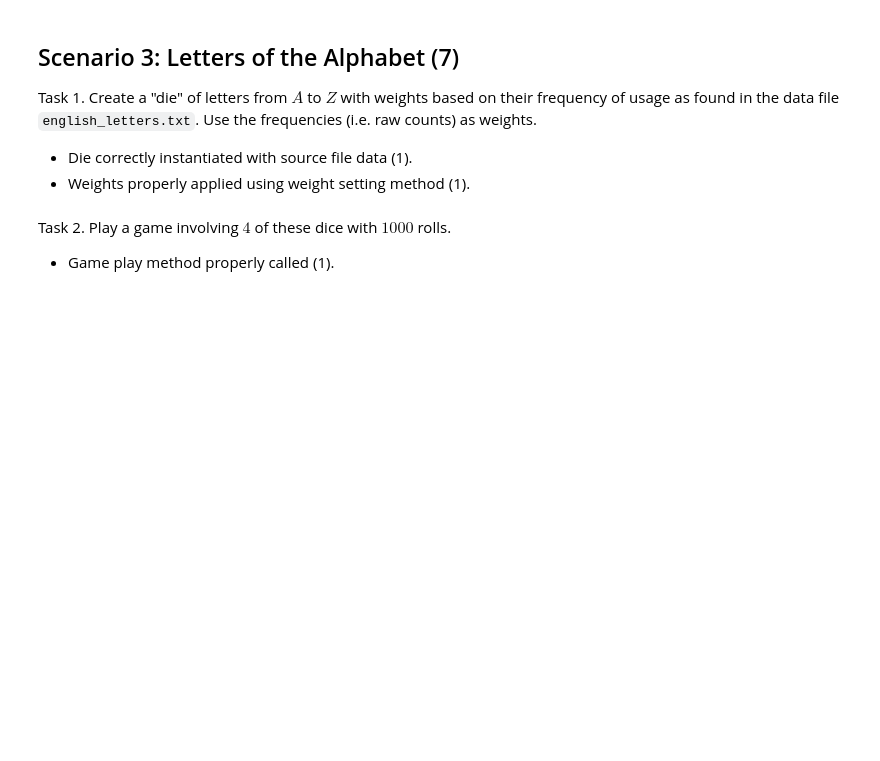
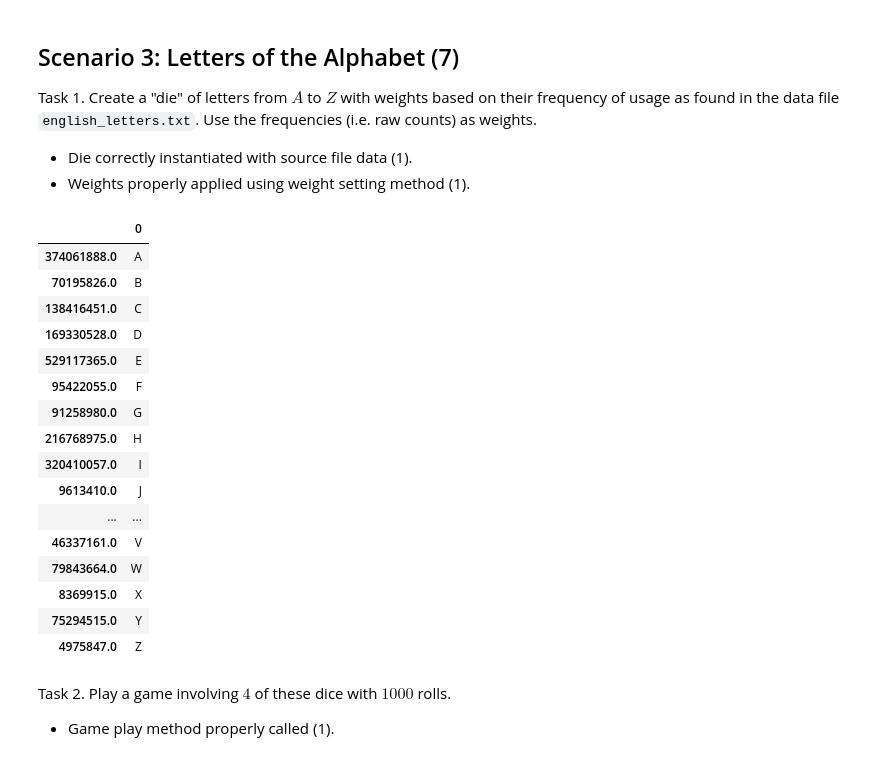
Before and after one commit to Zach0411/ds5100-finalproject-ehe5bn, a Jupyter notebook: DS5100_FinalProjectTemplate.ipynb, the cells around one changed output. Drawn from its saved outputs; the diff is of its cells as text; code cells hidden in the pictures; blank space fills up the shorter version.

```diff
--- a/DS5100_FinalProjectTemplate.ipynb
+++ b/DS5100_FinalProjectTemplate.ipynb
@@ -591,6 +642,38 @@ Task 1. Create a "die" of letters from $A$ to $Z$ with weights based on their fr
 
 - Die correctly instantiated with source file data (1).
 - Weights properly applied using weight setting method (1).
+# %%
+#Creating Die with letters
+letters = np.array(['A','B','C','D','E','F','G','H','I','J','K','L','M','N','O','P',
+                    'Q','R','S','T','U','V','W','X','Y','Z'])
+let_freq = pd.read_csv('english_letters.txt',header=None)
+let_freq[['Letter', 'Weight']] = let_freq[0].str.split(' ', expand=True)
+let_freq2 = let_freq.drop(0, axis = 1)
+let_freq3 = let_freq2.sort_values('Letter')
+let_freq3['Weight']= let_freq3['Weight'].astype(int)
+# %%
+#Applying weights
+die_letters = Die(letters)
+let_freq3.apply(lambda x: die_letters.change_weight(x['Letter'], x['Weight']), axis=1)
+die_letters.current_state()
+# %% [output]
+|  | 0 |
+| 374061888.0 | A |
+| 70195826.0 | B |
+| 138416451.0 | C |
+| 169330528.0 | D |
+| 529117365.0 | E |
+| 95422055.0 | F |
+| 91258980.0 | G |
+| 216768975.0 | H |
+| 320410057.0 | I |
+| 9613410.0 | J |
+| ... | ... |
+| 46337161.0 | V |
+| 79843664.0 | W |
+| 8369915.0 | X |
+| 75294515.0 | Y |
+| 4975847.0 | Z |
 # %% [markdown]
 Task 2. Play a game involving $4$ of these dice with $1000$ rolls.
 
```
Also changed, not shown: parts of 17 cells of this notebook.
